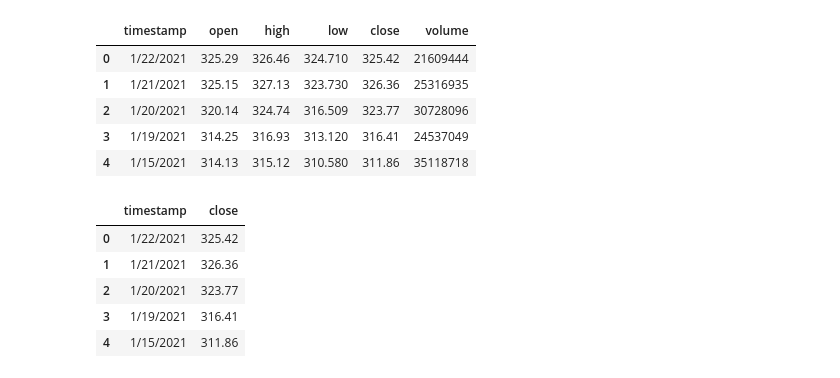
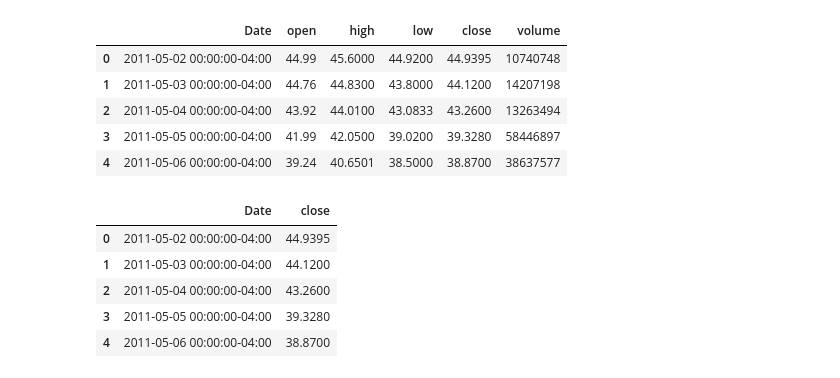
Before and after one commit to ummearusha/Insuring_Insurance_Payments, a Jupyter notebook: price_predictor_jb.ipynb, the cells around one changed output. Saved outputs shown, nothing was run; the diff lists cells and outputs as text; code cells hidden in the pictures.

```diff
--- a/price_predictor_jb.ipynb
+++ b/price_predictor_jb.ipynb
@@ -20,27 +20,27 @@ from pathlib import Path
 import plotly.graph_objs as go
 # %%
 #Importing CSV
-csvpath = Path("Resources/daily_QQQ.csv")
+csvpath = Path("Resources/USO.csv")
 ETF = pd.read_csv(csvpath)
 ETF.head()
 # %% [output]
-|  | timestamp | open | high | low | close | volume |
-| 0 | 1/22/2021 | 325.29 | 326.46 | 324.710 | 325.42 | 21609444 |
-| 1 | 1/21/2021 | 325.15 | 327.13 | 323.730 | 326.36 | 25316935 |
-| 2 | 1/20/2021 | 320.14 | 324.74 | 316.509 | 323.77 | 30728096 |
-| 3 | 1/19/2021 | 314.25 | 316.93 | 313.120 | 316.41 | 24537049 |
-| 4 | 1/15/2021 | 314.13 | 315.12 | 310.580 | 311.86 | 35118718 |
+|  | Date | open | high | low | close | volume |
+| 0 | 2011-05-02 00:00:00-04:00 | 44.99 | 45.6000 | 44.9200 | 44.9395 | 10740748 |
+| 1 | 2011-05-03 00:00:00-04:00 | 44.76 | 44.8300 | 43.8000 | 44.1200 | 14207198 |
+| 2 | 2011-05-04 00:00:00-04:00 | 43.92 | 44.0100 | 43.0833 | 43.2600 | 13263494 |
+| 3 | 2011-05-05 00:00:00-04:00 | 41.99 | 42.0500 | 39.0200 | 39.3280 | 58446897 |
+| 4 | 2011-05-06 00:00:00-04:00 | 39.24 | 40.6501 | 38.5000 | 38.8700 | 38637577 |
 # %%
 # Removing all columns but close_price
 ETF.drop(columns=['open', 'high', 'low', 'volume'], inplace=True)
 ETF.head()
 # %% [output]
-|  | timestamp | close |
-| 0 | 1/22/2021 | 325.42 |
-| 1 | 1/21/2021 | 326.36 |
-| 2 | 1/20/2021 | 323.77 |
-| 3 | 1/19/2021 | 316.41 |
-| 4 | 1/15/2021 | 311.86 |
+|  | Date | close |
+| 0 | 2011-05-02 00:00:00-04:00 | 44.9395 |
+| 1 | 2011-05-03 00:00:00-04:00 | 44.1200 |
+| 2 | 2011-05-04 00:00:00-04:00 | 43.2600 |
+| 3 | 2011-05-05 00:00:00-04:00 | 39.3280 |
+| 4 | 2011-05-06 00:00:00-04:00 | 38.8700 |
 # %%
 #Checking For Nulls
 ETF.isnull().sum()
```
Also changed, not shown: parts of 12 cells of this notebook, 2 other files.
